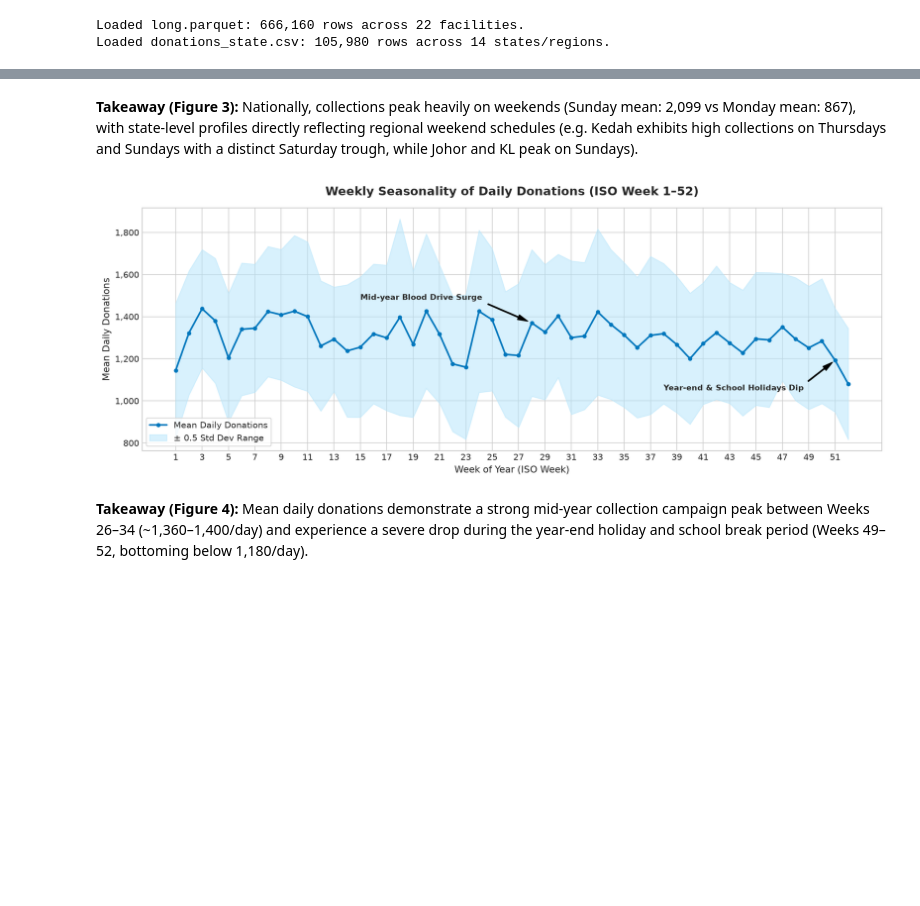
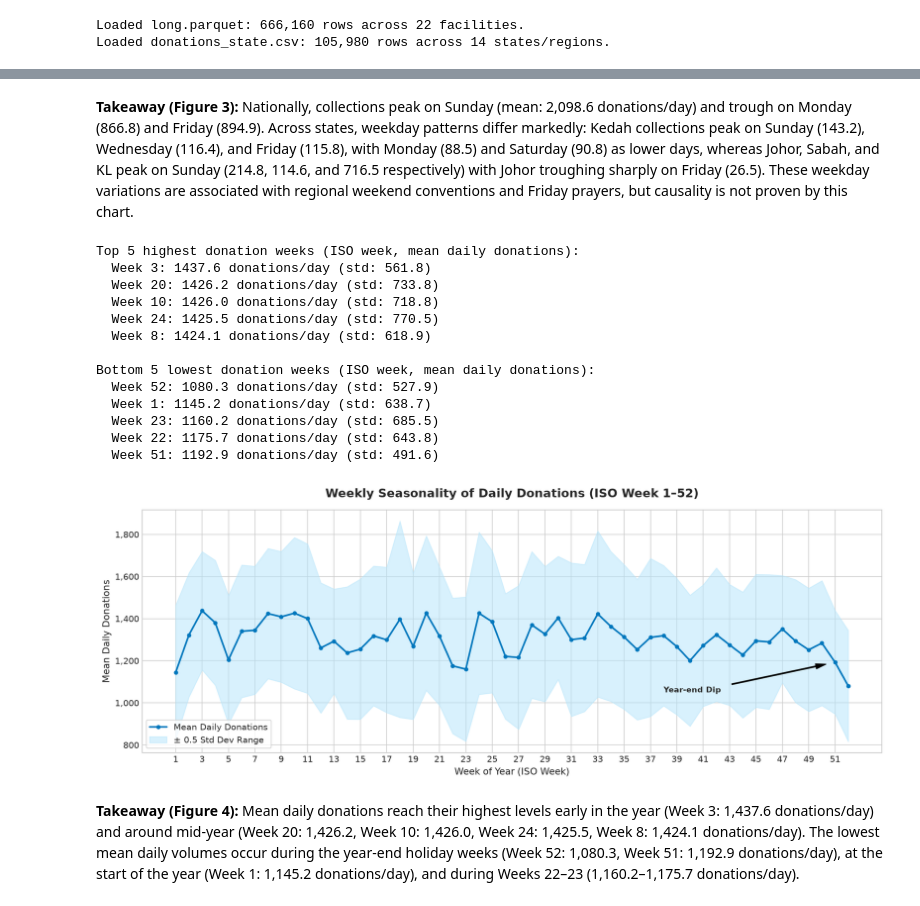
Before and after one commit to akhilan77/donorcast, a Jupyter notebook: notebooks/01_eda.ipynb, the cells around one changed output, grey strips where cells are left out. Cells and saved outputs as stored; diff of their text form; code cells hidden in the pictures; blank space fills up the shorter version.

Commit message:
Task 1.3 EDA  + takeaways fixed

```diff
--- a/notebooks/01_eda.ipynb
+++ b/notebooks/01_eda.ipynb
@@ -147,40 +199,60 @@ plt.show()
 [figure]
 # %% [markdown]
-**Takeaway (Figure 3):** Nationally, collections peak heavily on weekends (Sunday mean: 2,099 vs Monday mean: 867), with state-level profiles directly reflecting regional weekend schedules (e.g. Kedah exhibits high collections on Thursdays and Sundays with a distinct Saturday trough, while Johor and KL peak on Sundays).
+**Takeaway (Figure 3):** Nationally, collections peak on Sunday (mean: 2,098.6 donations/day) and trough on Monday (866.8) and Friday (894.9). Across states, weekday patterns differ markedly: Kedah collections peak on Sunday (143.2), Wednesday (116.4), and Friday (115.8), with Monday (88.5) and Saturday (90.8) as lower days, whereas Johor, Sabah, and KL peak on Sunday (214.8, 114.6, and 716.5 respectively) with Johor troughing sharply on Friday (26.5). These weekday variations are associated with regional weekend conventions and Friday prayers, but causality is not proven by this chart.
 # %%
 # 4. Seasonality: Mean Donations by Week of Year
 nat_daily['week'] = nat_daily['date'].dt.isocalendar().week.astype(int)
-# Exclude week 53 as it only appears in leap/special calendar years with few days
 weekly_seasonality = nat_daily[nat_daily['week'] <= 52].groupby('week')['donations'].agg(['mean', 'std', 'count']).reset_index()
+
+top_weeks = weekly_seasonality.sort_values('mean', ascending=False).head(5)
+bottom_weeks = weekly_seasonality.sort_values('mean', ascending=True).head(5)
+
+print("Top 5 highest donation weeks (ISO week, mean daily donations):")
+for _, r in top_weeks.iterrows():
+    print(f"  Week {int(r['week'])}: {r['mean']:.1f} donations/day (std: {r['std']:.1f})")
+
+print("\nBottom 5 lowest donation weeks (ISO week, mean daily donations):")
+for _, r in bottom_weeks.iterrows():
+    print(f"  Week {int(r['week'])}: {r['mean']:.1f} donations/day (std: {r['std']:.1f})")
 
 fig, ax = plt.subplots(figsize=(13, 5))
 ax.plot(weekly_seasonality['week'], weekly_seasonality['mean'], color='#0277bd', marker='o', markersize=4, linewidth=2, label='Mean Daily Donations')
 ax.fill_between(weekly_seasonality['week'],
                 weekly_seasonality['mean'] - 0.5 * weekly_seasonality['std'],
                 weekly_seasonality['mean'] + 0.5 * weekly_seasonality['std'],
                 color='#b3e5fc', alpha=0.5, label='± 0.5 Std Dev Range')
 
 # Annotations for major seasonal phases
-ax.annotate('Year-end & School Holidays Dip', xy=(51, weekly_seasonality.loc[weekly_seasonality['week']==51, 'mean'].values[0]),
+ax.annotate('Year-end Dip', xy=(51, weekly_seasonality.loc[weekly_seasonality['week']==51, 'mean'].values[0]),
             xytext=(38, 1050), arrowprops={'facecolor': 'black', 'shrink': 0.08, 'width': 1, 'headwidth': 6},
-            fontsize=9, fontweight='bold')
-ax.annotate('Mid-year Blood Drive Surge', xy=(28, weekly_seasonality.loc[weekly_seasonality['week']==28, 'mean'].values[0]),
-            xytext=(15, 1480), arrowprops={'facecolor': 'black', 'shrink': 0.08, 'width': 1, 'headwidth': 6},
             fontsize=9, fontweight='bold')
 
 ax.set_title('Weekly Seasonality of Daily Donations (ISO Week 1–52)', pad=15)
 ax.set_xlabel('Week of Year (ISO Week)')
 ax.set_ylabel('Mean Daily Donations')
 ax.set_xticks(range(1, 53, 2))
 ax.yaxis.set_major_formatter(ticker.StrMethodFormatter('{x:,.0f}'))
 ax.legend(loc='lower left', frameon=True)
 plt.tight_layout()
 
 fig_path_4 = FIGURES_DIR / '04_weekly_seasonality.png'
 plt.savefig(fig_path_4)
 plt.show()
 # %% [output]
+Top 5 highest donation weeks (ISO week, mean daily donations):
+  Week 3: 1437.6 donations/day (std: 561.8)
+  Week 20: 1426.2 donations/day (std: 733.8)
+  Week 10: 1426.0 donations/day (std: 718.8)
+  Week 24: 1425.5 donations/day (std: 770.5)
+  Week 8: 1424.1 donations/day (std: 618.9)
+
+Bottom 5 lowest donation weeks (ISO week, mean daily donations):
+  Week 52: 1080.3 donations/day (std: 527.9)
+  Week 1: 1145.2 donations/day (std: 638.7)
+  Week 23: 1160.2 donations/day (std: 685.5)
+  Week 22: 1175.7 donations/day (std: 643.8)
+  Week 51: 1192.9 donations/day (std: 491.6)
-[figure, old version]
+[figure, new version]
 # %% [markdown]
-**Takeaway (Figure 4):** Mean daily donations demonstrate a strong mid-year collection campaign peak between Weeks 26–34 (~1,360–1,400/day) and experience a severe drop during the year-end holiday and school break period (Weeks 49–52, bottoming below 1,180/day).
+**Takeaway (Figure 4):** Mean daily donations reach their highest levels early in the year (Week 3: 1,437.6 donations/day) and around mid-year (Week 20: 1,426.2, Week 10: 1,426.0, Week 24: 1,425.5, Week 8: 1,424.1 donations/day). The lowest mean daily volumes occur during the year-end holiday weeks (Week 52: 1,080.3, Week 51: 1,192.9 donations/day), at the start of the year (Week 1: 1,145.2 donations/day), and during Weeks 22–23 (1,160.2–1,175.7 donations/day).
 # %%
```
Also changed, not shown: parts of 15 cells of this notebook.
